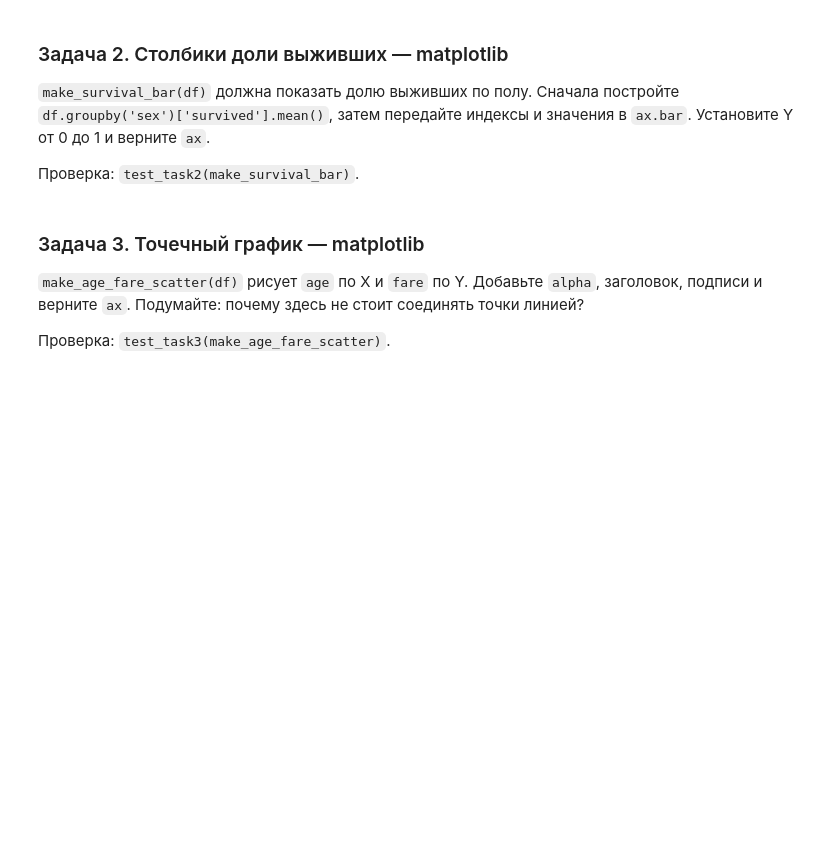
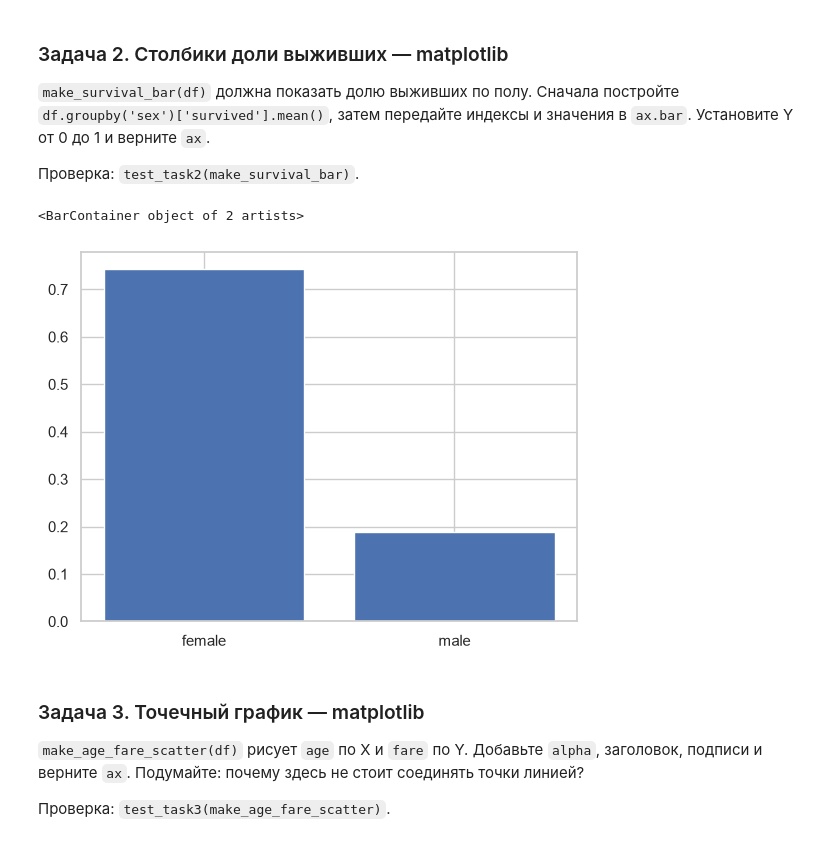
Before and after one commit to The-Mixa/ugmgu_vsosh_ai, a Jupyter notebook: programming/class08: data visualization/data_visualization.ipynb, the cells around one changed output. Drawn from its saved outputs; the diff is of its cells as text; code cells hidden in the pictures; blank space fills up the shorter version.

```diff
--- a/programming/class08: data visualization/data_visualization.ipynb
+++ b/programming/class08: data visualization/data_visualization.ipynb
@@ -296,3 +305,9 @@ def make_survival_bar(df):
+# %%
+agg = df.groupby('sex')['survived'].mean()
+plt.bar(x=agg.index, height=agg)
+# %% [output]
+<BarContainer object of 2 artists>
+[figure, added]
 # %% [markdown]
 ### Задача 3. Точечный график — matplotlib
 
```
Also changed, not shown: parts of 20 cells of this notebook, 3 other files.
